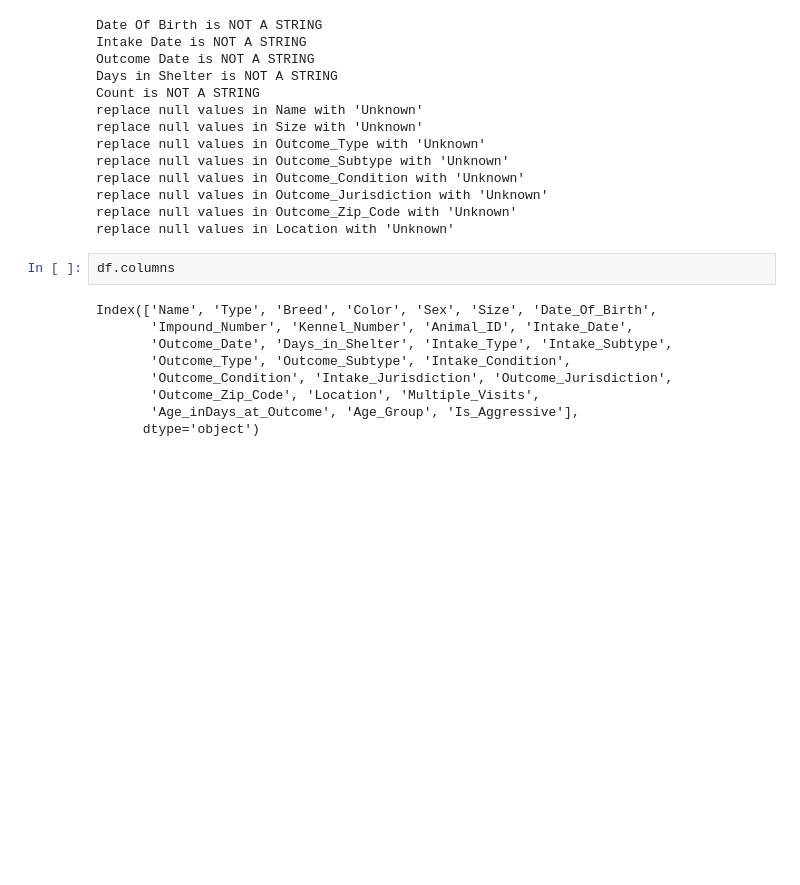
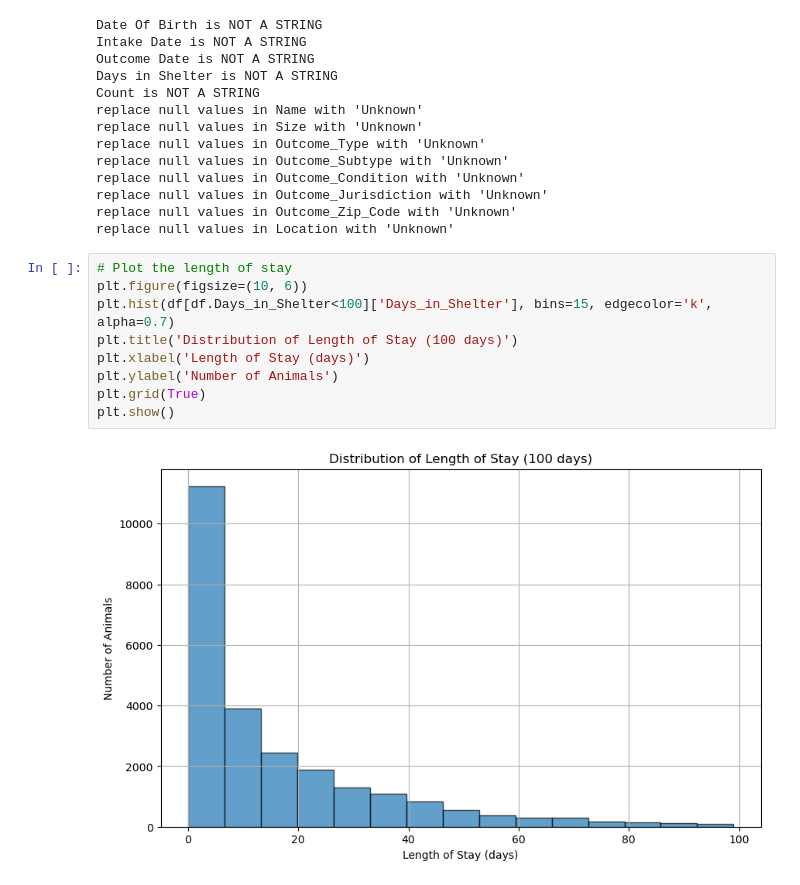
Before and after one commit to robchimel/pawpulation-forecast, a Jupyter notebook: plots.ipynb, the cells around one changed output. Drawn from its saved outputs; the diff is of its cells as text; blank space fills up the shorter version.

```diff
--- a/plots.ipynb
+++ b/plots.ipynb
@@ -19,14 +19,14 @@ replace null values in Outcome_Condition with 'Unknown'
 replace null values in Outcome_Jurisdiction with 'Unknown'
 replace null values in Outcome_Zip_Code with 'Unknown'
 replace null values in Location with 'Unknown'
-# %%
-df.columns
-# %% [output]
-Index(['Name', 'Type', 'Breed', 'Color', 'Sex', 'Size', 'Date_Of_Birth',
-       'Impound_Number', 'Kennel_Number', 'Animal_ID', 'Intake_Date',
-       'Outcome_Date', 'Days_in_Shelter', 'Intake_Type', 'Intake_Subtype',
-       'Outcome_Type', 'Outcome_Subtype', 'Intake_Condition',
-       'Outcome_Condition', 'Intake_Jurisdiction', 'Outcome_Jurisdiction',
-       'Outcome_Zip_Code', 'Location', 'Multiple_Visits',
-       'Age_inDays_at_Outcome', 'Age_Group', 'Is_Aggressive'],
-      dtype='object')
+# %%
+# Plot the length of stay
+plt.figure(figsize=(10, 6))
+plt.hist(df[df.Days_in_Shelter<100]['Days_in_Shelter'], bins=15, edgecolor='k', alpha=0.7)
+plt.title('Distribution of Length of Stay (100 days)')
+plt.xlabel('Length of Stay (days)')
+plt.ylabel('Number of Animals')
+plt.grid(True)
+plt.show()
+# %% [output]
+[figure, added]
```
Also changed, not shown: parts of 4 cells of this notebook, 2 other files.
